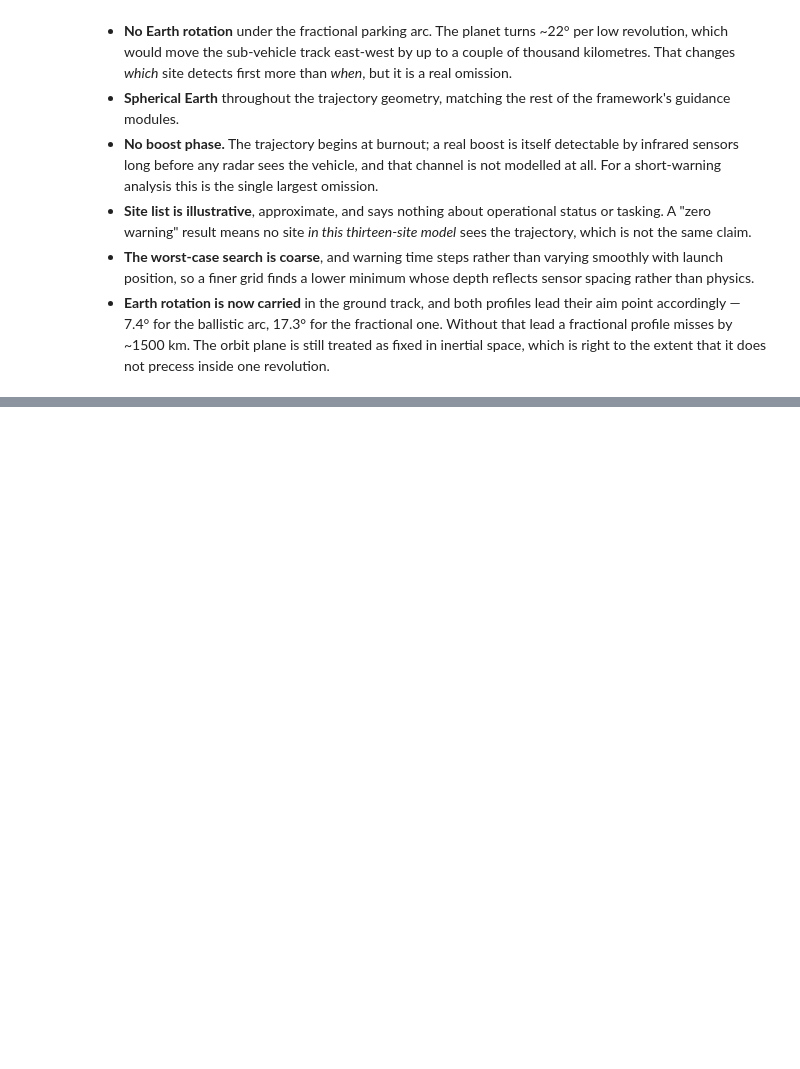
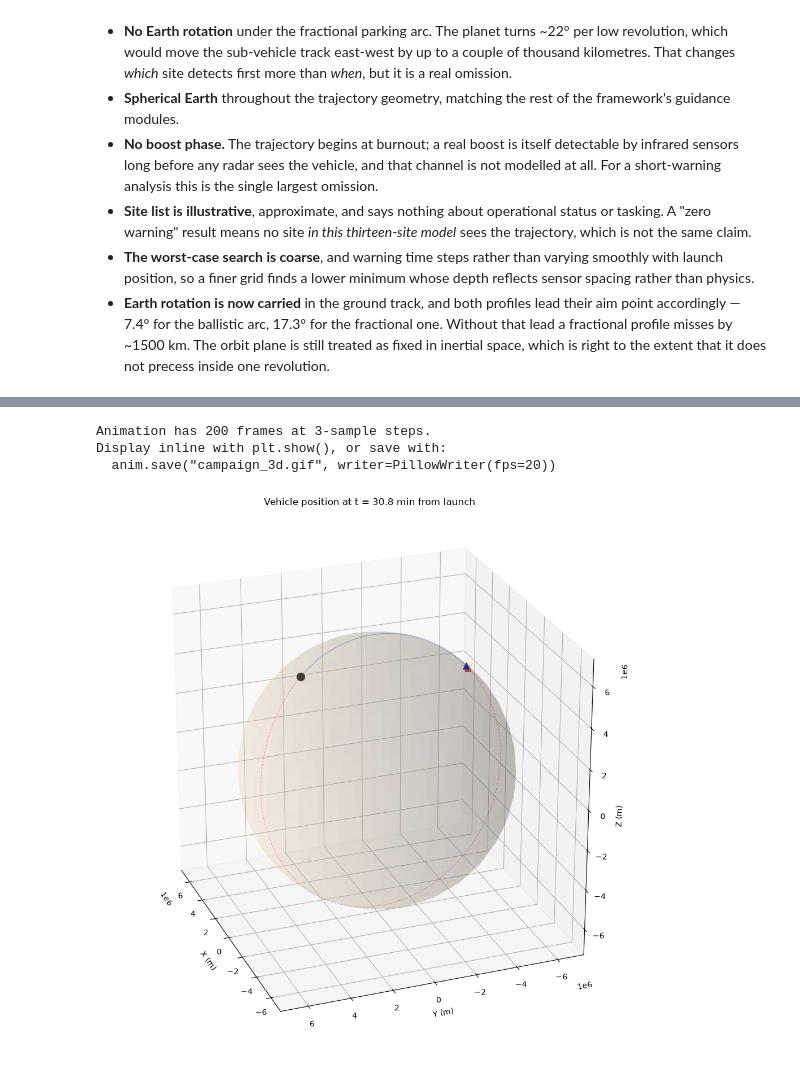
Before and after one commit to ethank5149/Parameterized-AeroStructural-State-Estimation-Sandbox, a Jupyter notebook: notebooks/fobs-warning-analysis.ipynb, the cells around one changed output, grey strips where cells are left out. Saved outputs shown, nothing was run; the diff lists cells and outputs as text; code cells hidden in the pictures; blank space fills up the shorter version.

```diff
--- a/notebooks/fobs-warning-analysis.ipynb
+++ b/notebooks/fobs-warning-analysis.ipynb
@@ -605,0 +686,64 @@ invites being read as a prediction.
+# %%
+from matplotlib.animation import FuncAnimation, PillowWriter
+
+fig2 = plt.figure(figsize=(14, 10))
+ax2 = fig2.add_subplot(111, projection='3d')
+ax2.set_box_aspect((1, 1, 1))
+
+ax2.plot_surface(earth_x, earth_y, earth_z, alpha=0.20, color='bisque',
+                 edgecolor='none')
+
+for traj, color, ls in (
+    (comparison.ballistic, 'blue', '-'),
+    (comparison.fobs, 'crimson', '--'),
+):
+    pts = geodetic_ecef_array(traj.subpoints) * (1.0 + 1e-3)
+    ax2.plot(pts[:, 0], pts[:, 1], pts[:, 2], color=color, linestyle=ls,
+             linewidth=0.8, alpha=0.4)
+
+ax2.scatter(*launch_ecef, color='black', s=100, marker='o')
+ax2.scatter(*target_ecef, color='gold', s=140, marker='*')
+
+vehicle_points = {}
+for traj, color in (
+    (comparison.ballistic, 'blue'),
+    (comparison.fobs, 'crimson'),
+):
+    pts = geodetic_ecef_array(traj.subpoints) * (1.0 + 1e-3)
+    scat = ax2.scatter(pts[0, 0], pts[0, 1], pts[0, 2],
+                       color=color, s=60, marker='^')
+    vehicle_points[traj.label] = (pts, scat)
+
+ax2.set_xlabel('X (m)'); ax2.set_ylabel('Y (m)'); ax2.set_zlabel('Z (m)')
+ax2.set_title('Vehicle position over time')
+plt.tight_layout()
+
+max_samples = min(
+    len(comparison.ballistic.times),
+    len(comparison.fobs.times),
+)
+step = max(1, max_samples // 200)
+
+def animate(frame):
+    idx = min(frame * step, max_samples - 1)
+    for label, (pts, scat) in vehicle_points.items():
+        scat._offsets3d = (
+            [pts[idx, 0]], [pts[idx, 1]], [pts[idx, 2]],
+        )
+    ax2.view_init(elev=25, azim=frame * 0.8)
+    t = comparison.ballistic.times[idx] / 60
+    ax2.set_title(f'Vehicle position at t = {t:.1f} min from launch')
+    return list(vehicle_points.values())
+
+anim = FuncAnimation(fig2, animate, frames=max_samples // step,
+                     interval=50, blit=False)
+print(f'Animation has {max_samples // step} frames at {step}-sample steps.')
+print('Display inline with plt.show(), or save with:')
+print('  anim.save("campaign_3d.gif", writer=PillowWriter(fps=20))')
+anim.save("campaign_3d.gif", writer=PillowWriter(fps=30))
+plt.show()
+# %% [output]
+Animation has 200 frames at 3-sample steps.
+Display inline with plt.show(), or save with:
+  anim.save("campaign_3d.gif", writer=PillowWriter(fps=20))
+[figure, added]
```
Also changed, not shown: parts of 3 cells of this notebook, 7 other files.
